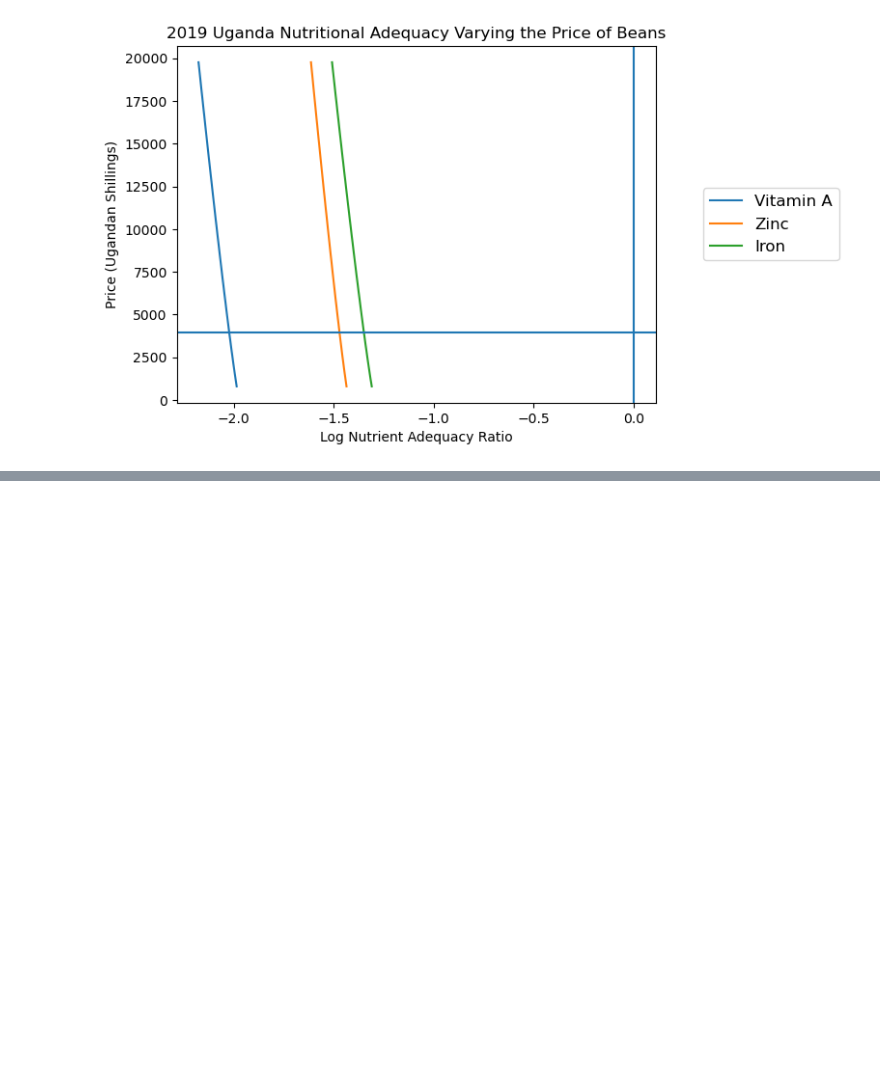
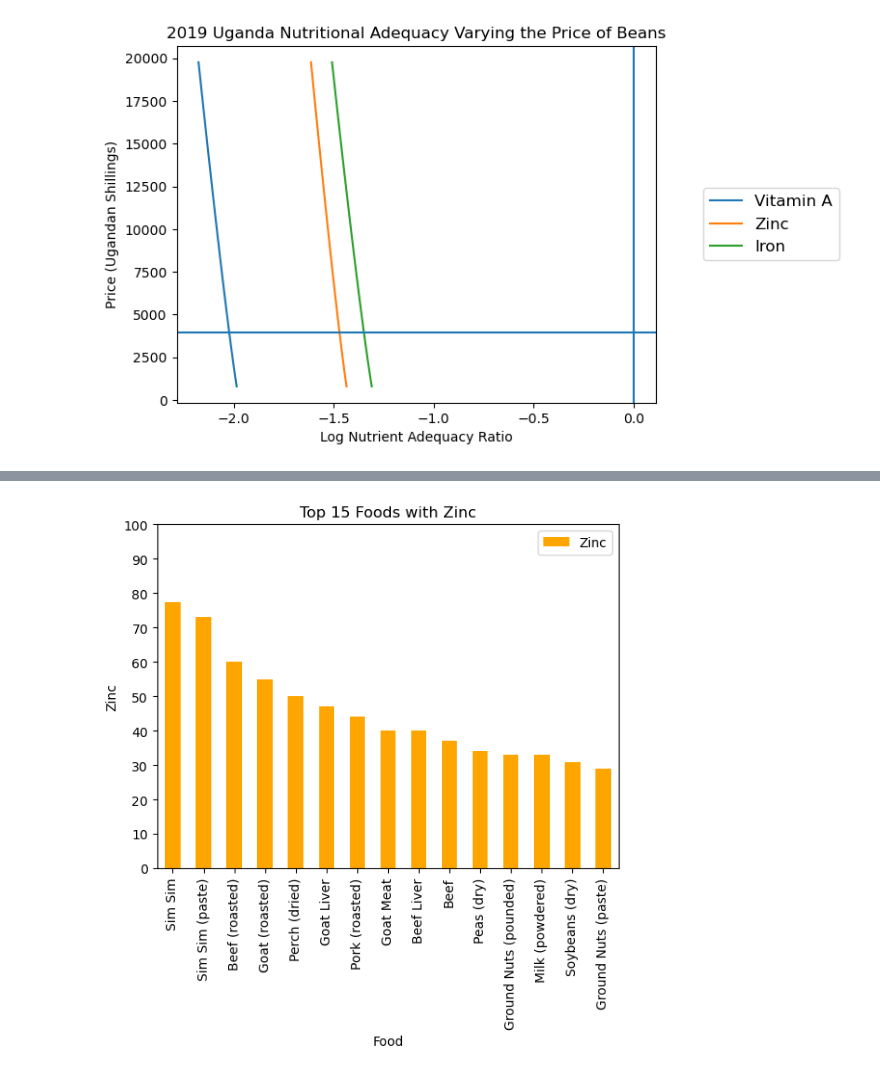
Before and after one commit to vkeroles/EEP153-SP23-Proj4, a Jupyter notebook: Team_HWiley_code2.ipynb, the cells around one changed output, grey strips where cells are left out. Cells and saved outputs as stored; diff of their text form; code cells hidden in the pictures; blank space fills up the shorter version.

```diff
--- a/Team_HWiley_code2.ipynb
+++ b/Team_HWiley_code2.ipynb
@@ -806,0 +822,13 @@ plt.axhline(pbar[my_j])
+# %%
+def plot_top_foods_by_Zinc(data,n=30):
+
+    data.sort_values(by=['Zinc'], ascending=False).head(n).reset_index().plot.bar(x='j', y='Zinc',color='orange')
+    plt.yticks(np.arange(0, 110, 10))
+    plt.title(f'Top {n} Foods with Zinc')
+    plt.xlabel("Food")
+    plt.ylabel('Zinc')
+    plt.show()
+
+plot_top_foods_by_Zinc(fct, n=15)
+# %% [output]
+[figure, added]
```
Also changed, not shown: parts of 8 cells of this notebook.
